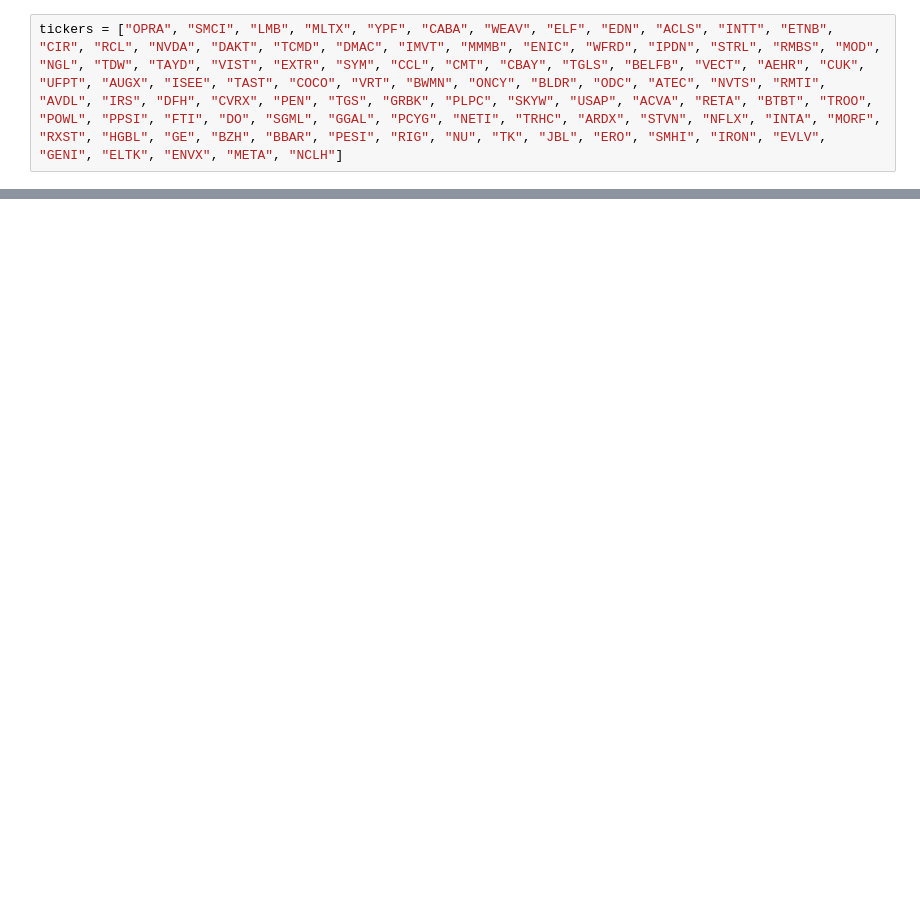
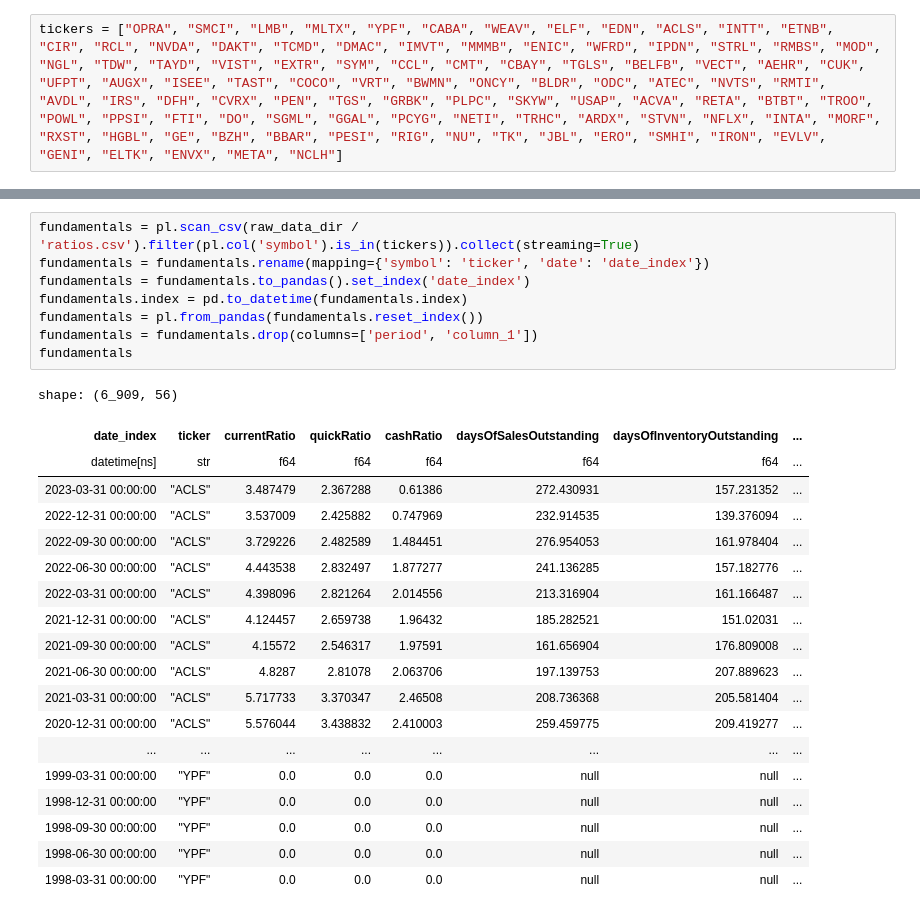
Before and after one commit to jakezur1/factorlib-polars, a Jupyter notebook: factors/fundamental/fundamentals.ipynb, the cells around one changed output, grey strips where cells are left out. Saved outputs shown, nothing was run; the diff lists cells and outputs as text; blank space fills up the shorter version.

```diff
--- a/factors/fundamental/fundamentals.ipynb
+++ b/factors/fundamental/fundamentals.ipynb
@@ -15,0 +47,28 @@ cash_flow_statements = pd.read_csv(raw_data_dir / 'income_statements.csv')
+# %%
+fundamentals = pl.scan_csv(raw_data_dir / 'ratios.csv').filter(pl.col('symbol').is_in(tickers)).collect(streaming=True)
+fundamentals = fundamentals.rename(mapping={'symbol': 'ticker', 'date': 'date_index'})
+fundamentals = fundamentals.to_pandas().set_index('date_index')
+fundamentals.index = pd.to_datetime(fundamentals.index)
+fundamentals = pl.from_pandas(fundamentals.reset_index())
+fundamentals = fundamentals.drop(columns=['period', 'column_1'])
+fundamentals
+# %% [output]
+shape: (6_909, 56)
+| date_index | ticker | currentRatio | quickRatio | cashRatio | daysOfSalesOutstanding | daysOfInventoryOutstanding | ... |
+| datetime[ns] | str | f64 | f64 | f64 | f64 | f64 | ... |
+| 2023-03-31 00:00:00 | "ACLS" | 3.487479 | 2.367288 | 0.61386 | 272.430931 | 157.231352 | ... |
+| 2022-12-31 00:00:00 | "ACLS" | 3.537009 | 2.425882 | 0.747969 | 232.914535 | 139.376094 | ... |
+| 2022-09-30 00:00:00 | "ACLS" | 3.729226 | 2.482589 | 1.484451 | 276.954053 | 161.978404 | ... |
+| 2022-06-30 00:00:00 | "ACLS" | 4.443538 | 2.832497 | 1.877277 | 241.136285 | 157.182776 | ... |
+| 2022-03-31 00:00:00 | "ACLS" | 4.398096 | 2.821264 | 2.014556 | 213.316904 | 161.166487 | ... |
+| 2021-12-31 00:00:00 | "ACLS" | 4.124457 | 2.659738 | 1.96432 | 185.282521 | 151.02031 | ... |
+| 2021-09-30 00:00:00 | "ACLS" | 4.15572 | 2.546317 | 1.97591 | 161.656904 | 176.809008 | ... |
+| 2021-06-30 00:00:00 | "ACLS" | 4.8287 | 2.81078 | 2.063706 | 197.139753 | 207.889623 | ... |
+| 2021-03-31 00:00:00 | "ACLS" | 5.717733 | 3.370347 | 2.46508 | 208.736368 | 205.581404 | ... |
+| 2020-12-31 00:00:00 | "ACLS" | 5.576044 | 3.438832 | 2.410003 | 259.459775 | 209.419277 | ... |
+| ... | ... | ... | ... | ... | ... | ... | ... |
+| 1999-03-31 00:00:00 | "YPF" | 0.0 | 0.0 | 0.0 | null | null | ... |
+| 1998-12-31 00:00:00 | "YPF" | 0.0 | 0.0 | 0.0 | null | null | ... |
+| 1998-09-30 00:00:00 | "YPF" | 0.0 | 0.0 | 0.0 | null | null | ... |
+| 1998-06-30 00:00:00 | "YPF" | 0.0 | 0.0 | 0.0 | null | null | ... |
+| 1998-03-31 00:00:00 | "YPF" | 0.0 | 0.0 | 0.0 | null | null | ... |
```
Also changed, not shown: parts of 8 cells of this notebook, 2 other files.
